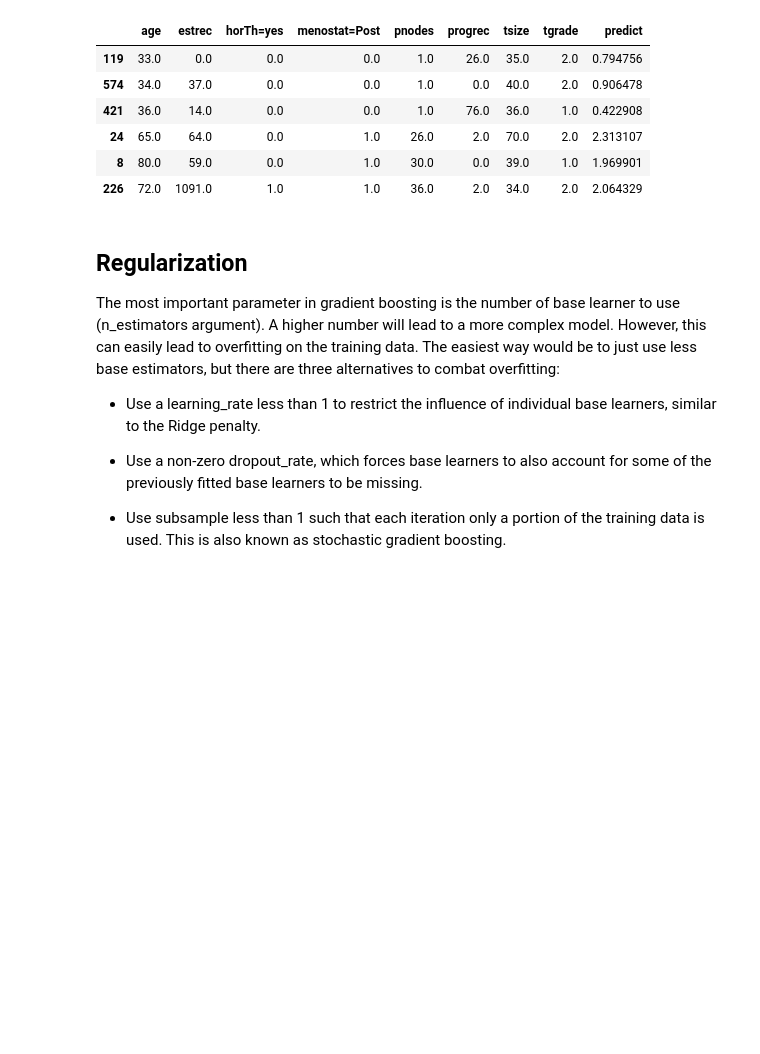
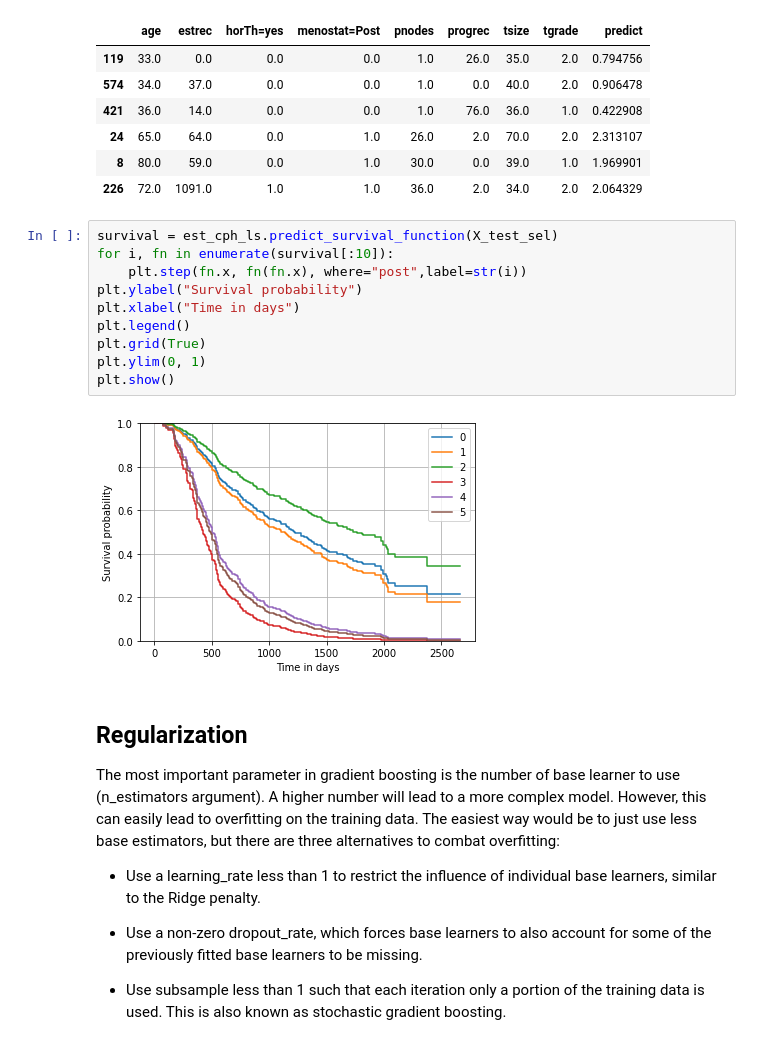
Before and after one commit to ritahoang94/survival-models-for-breast-cancer, a Jupyter notebook: Gradient_boosted_models.ipynb, the cells around one changed output. Drawn from its saved outputs; the diff is of its cells as text; blank space fills up the shorter version.

```diff
--- a/Gradient_boosted_models.ipynb
+++ b/Gradient_boosted_models.ipynb
@@ -189,6 +189,18 @@ X_test_sel
 | 24 | 65.0 | 64.0 | 0.0 | 1.0 | 26.0 | 2.0 | 70.0 | 2.0 | 2.313107 |
 | 8 | 80.0 | 59.0 | 0.0 | 1.0 | 30.0 | 0.0 | 39.0 | 1.0 | 1.969901 |
 | 226 | 72.0 | 1091.0 | 1.0 | 1.0 | 36.0 | 2.0 | 34.0 | 2.0 | 2.064329 |
+# %%
+survival = est_cph_ls.predict_survival_function(X_test_sel)
+for i, fn in enumerate(survival[:10]):
+    plt.step(fn.x, fn(fn.x), where="post",label=str(i))
+plt.ylabel("Survival probability")
+plt.xlabel("Time in days")
+plt.legend()
+plt.grid(True)
+plt.ylim(0, 1)
+plt.show()
+# %% [output]
+[figure, added]
 # %% [markdown]
 ## Regularization
 The most important parameter in gradient boosting is the number of base learner to use (n_estimators argument). A higher number will lead to a more complex model. However, this can easily lead to overfitting on the training data. The easiest way would be to just use less base estimators, but there are three alternatives to combat overfitting:
```
Also changed, not shown: 1 other file.
